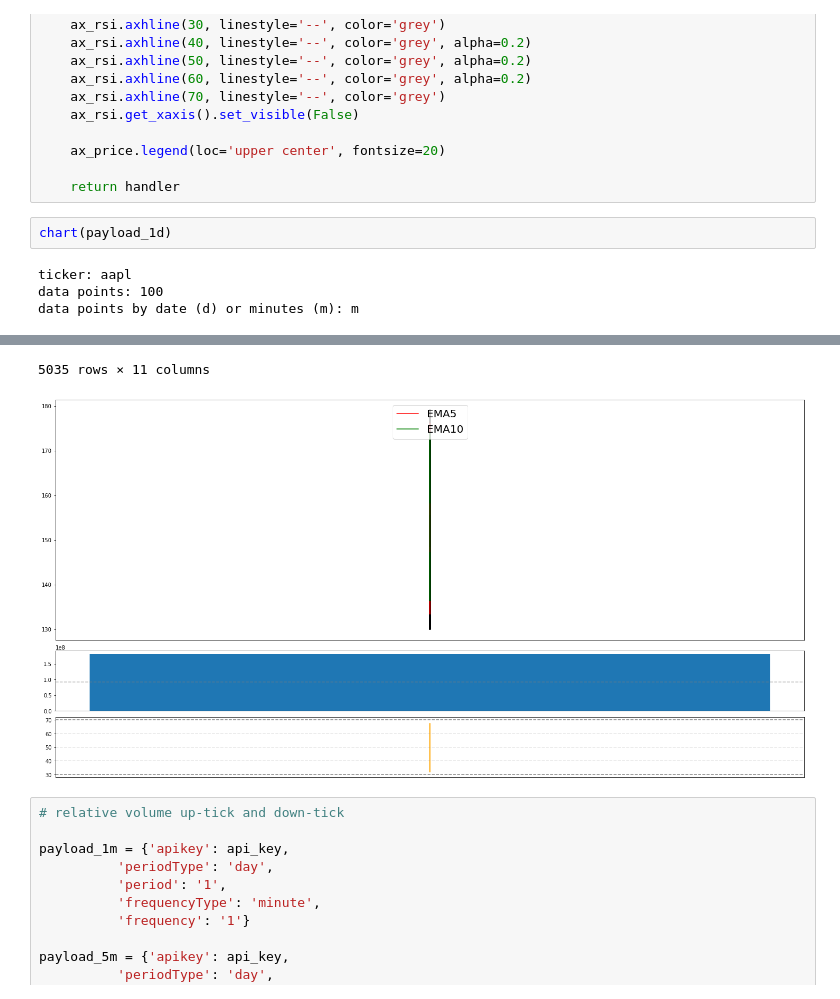
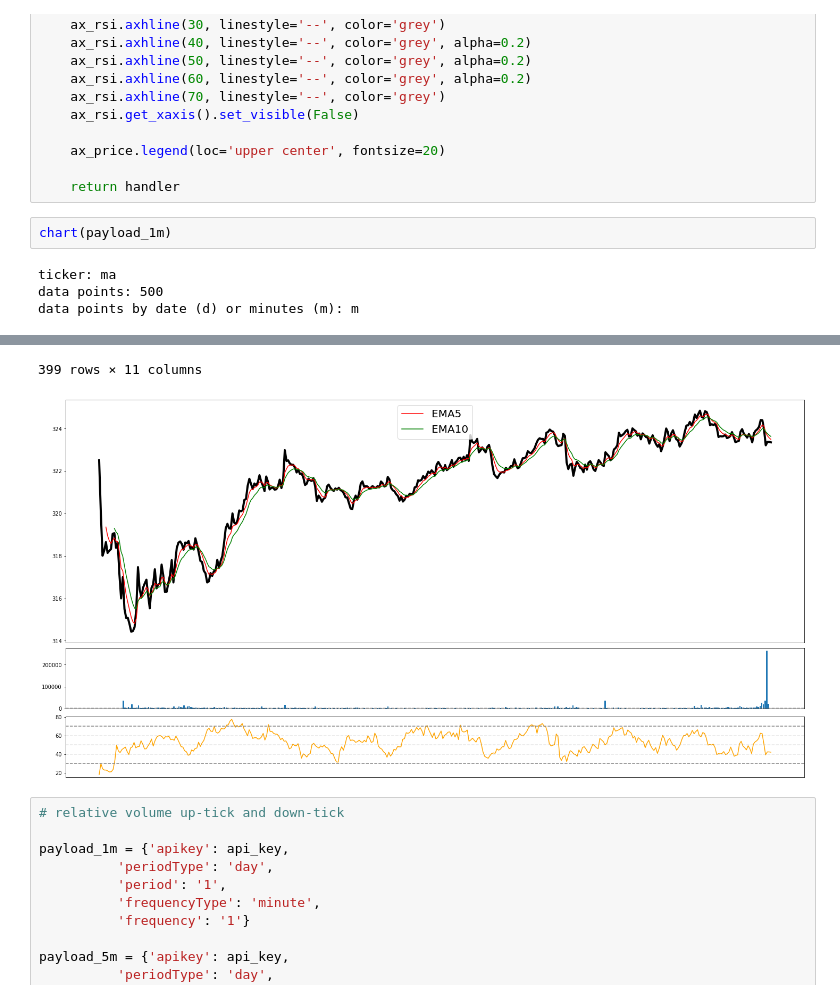
Before and after one commit to CodeCerebro/tpa, a Jupyter notebook: tda.ipynb, the cells around one changed output, grey strips where cells are left out. Saved outputs shown, nothing was run; the diff lists cells and outputs as text.

Commit message:
fixed chart

```diff
--- a/tda.ipynb
+++ b/tda.ipynb
@@ -352,9 +352,9 @@ def chart(payload):
 
     return handler
 # %%
-chart(payload_1d)
+chart(payload_1m)
 # %% [output]
-ticker: aapl
-data points: 100
+ticker: ma
+data points: 500
 data points by date (d) or minutes (m): m
 |  | open | high | low | close | volume | percent change | EMA5 | EMA10 | RSI | date | ... |
@@ -372,5 +372,5 @@ data points by date (d) or minutes (m): m
-5035 rows × 11 columns
+399 rows × 11 columns
-[figure, old version]
+[figure, new version]
 # %%
 # relative volume up-tick and down-tick
 
```
Also changed, not shown: parts of 6 cells of this notebook.
